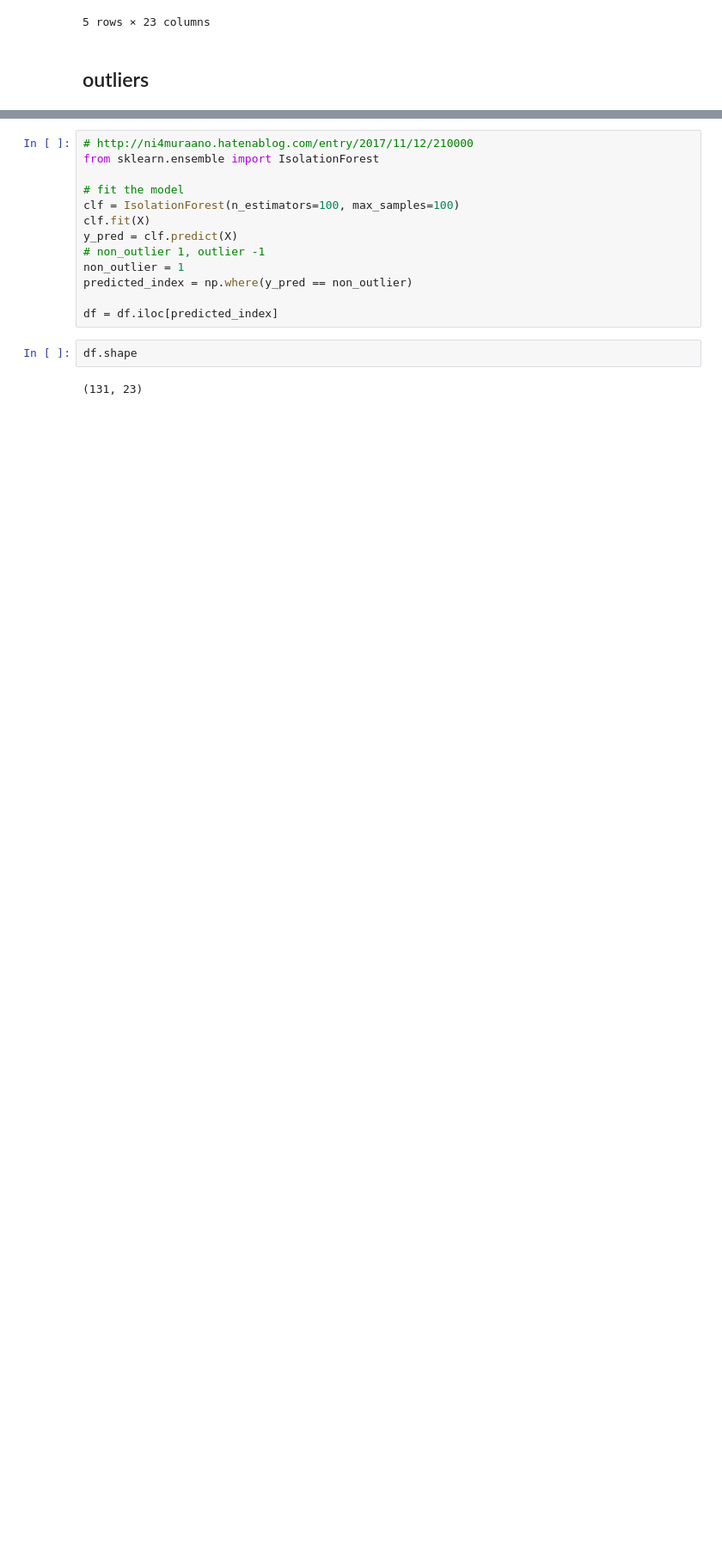
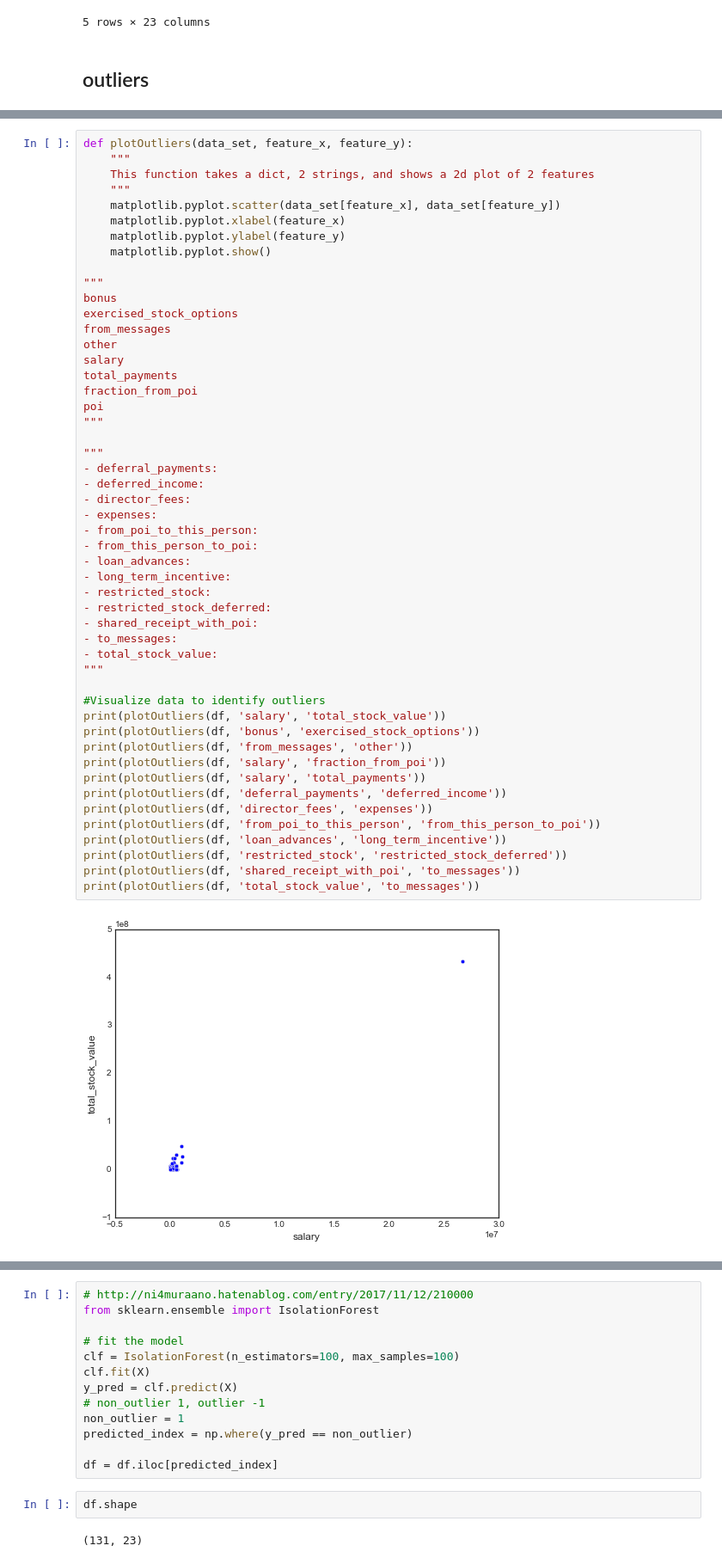
Before and after one commit to lasershow/DAND-ML, a Jupyter notebook: final_project/project.ipynb, the cells around one changed output, grey strips where cells are left out. Shown at 86% size. Cells and saved outputs as stored; diff of their text form; blank space fills up the shorter version.

```diff
--- a/final_project/project.ipynb
+++ b/final_project/project.ipynb
@@ -433,0 +434,52 @@ df.head()
+# %%
+def plotOutliers(data_set, feature_x, feature_y):
+    """
+    This function takes a dict, 2 strings, and shows a 2d plot of 2 features
+    """
+    matplotlib.pyplot.scatter(data_set[feature_x], data_set[feature_y])
+    matplotlib.pyplot.xlabel(feature_x)
+    matplotlib.pyplot.ylabel(feature_y)
+    matplotlib.pyplot.show()
+
+"""
+bonus
+exercised_stock_options
+from_messages
+other
+salary
+total_payments
+fraction_from_poi
+poi
+"""
+
+"""
+- deferral_payments:
+- deferred_income:
+- director_fees:
+- expenses:
+- from_poi_to_this_person:
+- from_this_person_to_poi:
+- loan_advances:
+- long_term_incentive:
+- restricted_stock:
+- restricted_stock_deferred:
+- shared_receipt_with_poi:
+- to_messages:
+- total_stock_value:
+"""
+
+#Visualize data to identify outliers
+print(plotOutliers(df, 'salary', 'total_stock_value'))
+print(plotOutliers(df, 'bonus', 'exercised_stock_options'))
+print(plotOutliers(df, 'from_messages', 'other'))
+print(plotOutliers(df, 'salary', 'fraction_from_poi'))
+print(plotOutliers(df, 'salary', 'total_payments'))
+print(plotOutliers(df, 'deferral_payments', 'deferred_income'))
+print(plotOutliers(df, 'director_fees', 'expenses'))
+print(plotOutliers(df, 'from_poi_to_this_person', 'from_this_person_to_poi'))
+print(plotOutliers(df, 'loan_advances', 'long_term_incentive'))
+print(plotOutliers(df, 'restricted_stock', 'restricted_stock_deferred'))
+print(plotOutliers(df, 'shared_receipt_with_poi', 'to_messages'))
+print(plotOutliers(df, 'total_stock_value', 'to_messages'))
+# %% [output]
+[figure, added]
```
Also changed, not shown: parts of 78 cells of this notebook, 18 other files.
